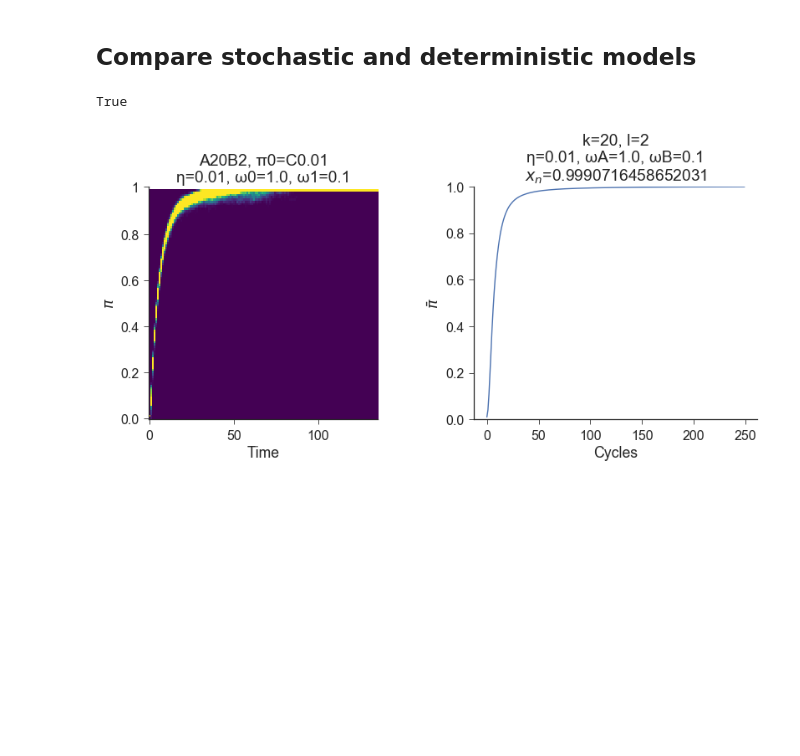
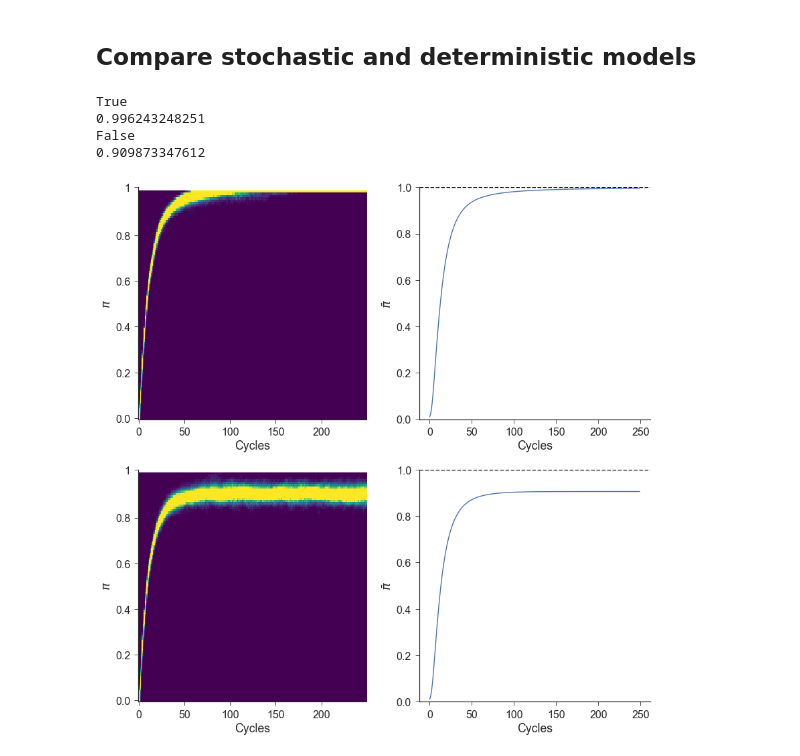
Before and after one commit to yoavram/Milpitas, a Jupyter notebook: recurrence.ipynb, the cells around one changed output. Cells and saved outputs as stored; diff of their text form; code cells hidden in the pictures; blank space fills up the shorter version.

```diff
--- a/recurrence.ipynb
+++ b/recurrence.ipynb
@@ -117,7 +117,7 @@ df.head()
 # %%
 fig, axes = plt.subplots(2, 2, figsize=(8, 8), sharex='col', sharey='col')
 
-agg = df[df['π0'] == 'U'].groupby(['ω0', 'ω1', 'η1', 't']).agg(np.mean)['π'].reset_index()
+agg = df[df[' '] == 'U'].groupby(['ω0', 'ω1', 'η1', 't']).agg(np.mean)['π'].reset_index()
 for (key, grp), ax in zip(agg[agg['t'] % 2 == 0].groupby(['ω0', 'ω1', 'η1']), axes.flat):
     ωA_, ωB_, η_ = key
     n = grp['t'].max()
@@ -144,7 +144,7 @@ for i in range(2): axes[0, i].set_xlabel('')
 for i in range(2): axes[1, i].set_xlabel('Time (every other generation)')
 for i in range(2): axes[i, 1].set_ylabel('')
 for i in range(2): axes[i, 0].set_ylabel(r'$\bar{\pi}$ or $\tilde{x}$')
-# axes[0,0].legend().set_visible(True)
+axes[0,0].legend().set_visible(True)
 
 fig.tight_layout()
 sns.despine()
@@ -279,7 +279,8 @@ sns.despine()
 # %% [markdown]
 ### Closer look at full π distribution
 # %%
-def plot_simulation_k_l(π0, env, period, N, n, η, ω0, ω1, nbins=101, ax=None, save=False):
+def plot_simulation_k_l(π0, env, period, N, n, η, ω0, ω1,
+                        nbins=101, ax=None, save=False, title=True):
     if ax is None:
         fig, ax = plt.subplots()
     else:
@@ -298,8 +299,9 @@ def plot_simulation_k_l(π0, env, period, N, n, η, ω0, ω1, nbins=101, ax=None
     aspect = freq.shape[0]/freq.shape[1]
     im = ax.imshow(freq.T, aspect=aspect, cmap='viridis',
                    origin=(0,0), vmin=0, vmax=N//(nbins//10))
+    if title:
+        ax.set_title('{}, π0={}\nη={}, ω0={}, ω1={}'.format(env, π0, η, ω0, ω1))
     ax.set(
-        title='{}, π0={}\nη={}, ω0={}, ω1={}'.format(env, π0, η, ω0, ω1),
         ylabel='$\pi$',
         yticks=np.linspace(0, nbins, 6, dtype=int),
         yticklabels=map(
@@ -374,20 +380,22 @@ def recurrence(x0, n, k, l, η, ωA, ωB):
             break
     return x
 # %%
-def plot_recurrence_k_l(k, l, x0, η, ωA, ωB, cycles=50, legend=False, ax=None):
+def plot_recurrence_k_l(k, l, x0, η, ωA, ωB, cycles=50, legend=False,
+                        title=True, ax=None):
     if ax is None:
         fig, ax = plt.subplots()
     x = recurrence(x0, cycles*(k+l), k, l, η, ωA, ωB)
     ax.plot(x[::(k + l)], label=x0)
+    if title:
+        ax.set_title(title='k={}, l={}\nη={}, ωA={}, ωB={}\n$x_n$={}'.format(k, l, η, ωA, ωB, x[-1]))
     ax.set(
         xlabel='Cycles',
-        title='k={}, l={}\nη={}, ωA={}, ωB={}\n$x_n$={}'.format(k, l, η, ωA, ωB, x[-1]),
         ylabel=r'$\bar{\pi}$',
         ylim=(0,1)
     )
     if legend: ax.legend(title=r'$\pi_0$', loc='lower right')
     sns.despine()
-    return ax
+    return x, ax
 # %%
 η, ωA, ωB = 0.1, 1.0, 0.1
 K = [1, 6, 6, 11, 21]
@@ -417,17 +425,38 @@ axes[-1].legend(title=r'$\pi_0$', loc='lower right')
 # %% [markdown]
 ## Compare stochastic and deterministic models
 # %%
-k, l = 20, 2
-cycles=250
+cycles = 250
 N = 10000
 η = 0.01
 
-fig, axes = plt.subplots(1, 2, figsize=(12, 6))
+fig, axes = plt.subplots(2, 2, figsize=(12, 12))
+
+k, l = 10, 1
 π, freq, _ = plot_simulation_k_l('C0.01', 'A{}B{}'.format(k, l), k+l, N,
-                                 cycles*12, η, 1.0, 0.1, ax=axes[0], nbins=101)
+                                 cycles*(k+l), η, 1.0, 0.1, ax=axes[0,0],
+                                 nbins=101, title=False)
+axes[0,0].set_xlabel('Cycles')
 print(np.allclose(π[-1,:], 1.0))
-plot_recurrence_k_l(k, l, 0.01, η, 1.0, 0.1, cycles=cycles, ax=axes[1])
+x, _ = plot_recurrence_k_l(k, l, 0.01, η, 1.0, 0.1, cycles=cycles, ax=axes[0,1],
+                    title=False)
+print(x[-1])
+axes[1,1].axhline(1, color='k', ls='--')
+
+k, l = 10, 2
+π, freq, _ = plot_simulation_k_l('C0.01', 'A{}B{}'.format(k, l), k+l, N,
+                                 cycles*(k+l), η, 1.0, 0.1, ax=axes[1,0],
+                                 nbins=101, title=False)
+axes[1,0].set_xlabel('Cycles')
+print(np.allclose(π[-1,:], 1.0))
+x, _ = plot_recurrence_k_l(k, l, 0.01, η, 1.0, 0.1, cycles=cycles, ax=axes[1,1],
+                    title=False)
+print(x[-1])
+axes[0,1].axhline(1, color='k', ls='--')
 fig.tight_layout()
+fig.savefig('figures/env_A10B1_A10B2.pdf')
 # %% [output]
 True
+0.996243248251
+False
+0.909873347612
-[figure, old version]
+[figure, new version]
```
Also changed, not shown: parts of 7 cells of this notebook, 1 other file.
